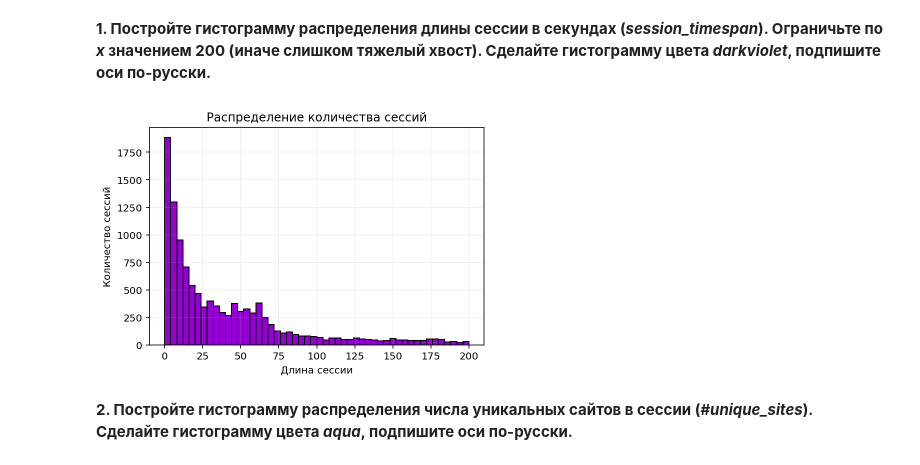
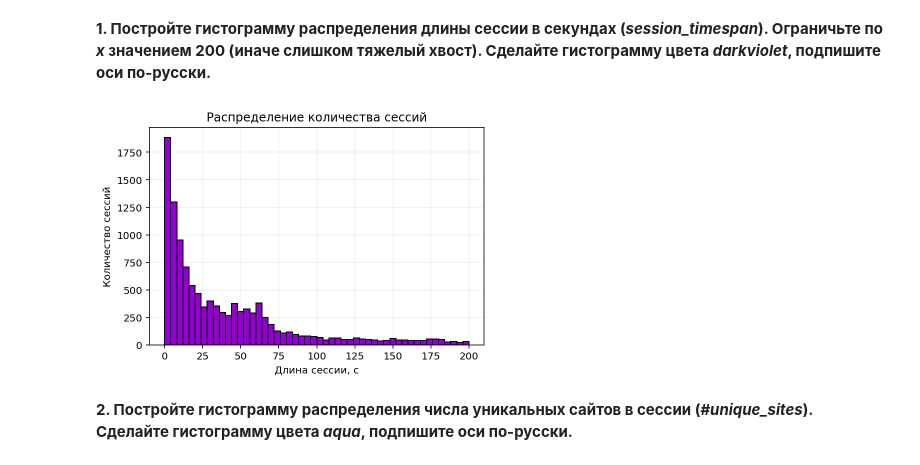
Before and after one commit to armavox/mldaspec, a Jupyter notebook: capstone/project_alice/week3_visual_analysis_and_fe.ipynb, the cells around one changed output. Saved outputs shown, nothing was run; the diff lists cells and outputs as text; code cells hidden in the pictures.

```diff
--- a/capstone/project_alice/week3_visual_analysis_and_fe.ipynb
+++ b/capstone/project_alice/week3_visual_analysis_and_fe.ipynb
@@ -321,13 +317,14 @@ train_data_10users.head()
 **1. Постройте гистограмму распределения длины сессии в секундах (*session_timespan*). Ограничьте по *x* значением 200 (иначе слишком тяжелый хвост). Сделайте гистограмму цвета *darkviolet*, подпишите оси по-русски.**
 # %%
 hist_data = train_data_10users['session_timespan']
-plt.hist(hist_data, bins=50, range=(0,200), color='darkviolet')
-plt.grid(True, alpha=.2)
+plt.hist(hist_data, bins=50, range=(0,200), color='darkviolet', zorder=2)
+plt.grid(True, alpha=.2, zorder=0)
 plt.xlabel('Длина сессии, с')
 plt.ylabel('Количество сессий')
 plt.title('Распределение количества сессий');
+plt.savefig('figs/sessions_overall.pdf')
 # %% [output]
-[figure, old version]
+[figure, new version]
 # %% [markdown]
 **2. Постройте гистограмму распределения числа уникальных сайтов в сессии (*#unique_sites*). Сделайте гистограмму цвета *aqua*, подпишите оси по-русски.**
 # %% [markdown]
```
Also changed, not shown: parts of 25 cells of this notebook, 9 other files.
